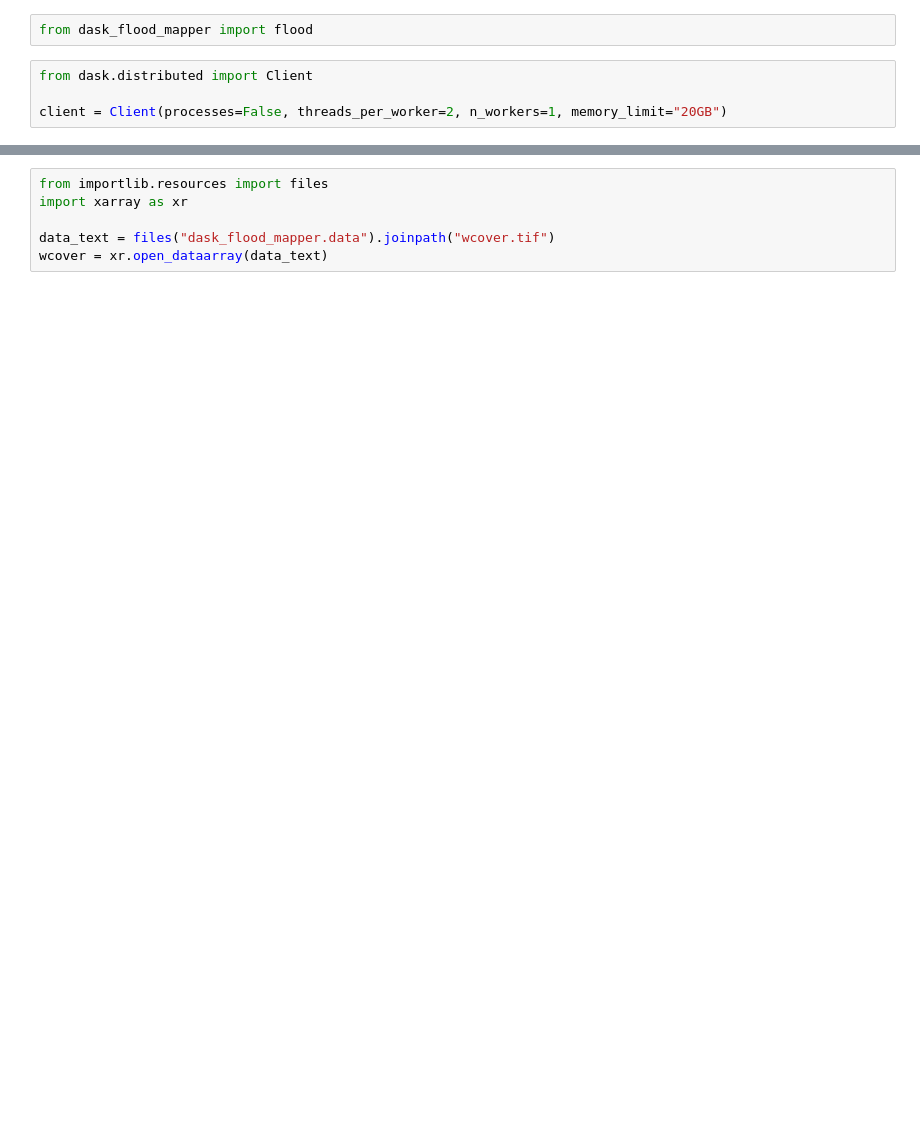
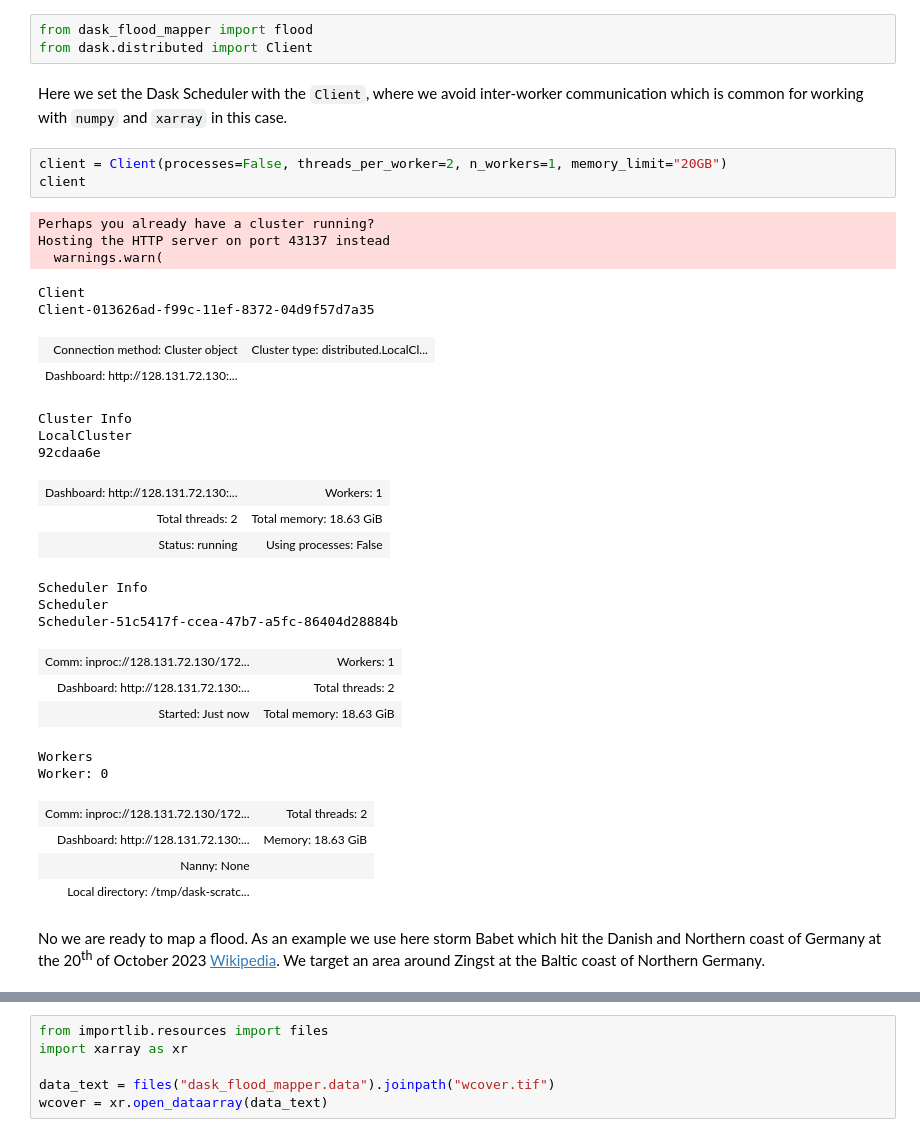
Before and after one commit to thaisbeham/dask-flood-mapper, a Jupyter notebook: notebooks/01_local_dask.ipynb, the cells around one changed output, grey strips where cells are left out. Cells and saved outputs as stored; diff of their text form; blank space fills up the shorter version.

```diff
--- a/notebooks/01_local_dask.ipynb
+++ b/notebooks/01_local_dask.ipynb
@@ -3,9 +7,39 @@
 # %%
 from dask_flood_mapper import flood
+from dask.distributed import Client
+# %% [markdown]
+Here we set the Dask Scheduler with the `Client`, where we avoid inter-worker communication which is common for working with `numpy` and `xarray` in this case.
 # %%
-from dask.distributed import Client
-
 client = Client(processes=False, threads_per_worker=2, n_workers=1, memory_limit="20GB")
+client
+# %% [output]
+Perhaps you already have a cluster running?
+Hosting the HTTP server on port 43137 instead
+  warnings.warn(
+Client
+Client-013626ad-f99c-11ef-8372-04d9f57d7a35
+| Connection method: Cluster object | Cluster type: distributed.LocalCl... |
+| Dashboard: http://128.131.72.130:... |  |
+Cluster Info
+LocalCluster
+92cdaa6e
+| Dashboard: http://128.131.72.130:... | Workers: 1 |
+| Total threads: 2 | Total memory: 18.63 GiB |
+| Status: running | Using processes: False |
+Scheduler Info
+Scheduler
+Scheduler-51c5417f-ccea-47b7-a5fc-86404d28884b
+| Comm: inproc://128.131.72.130/172... | Workers: 1 |
+| Dashboard: http://128.131.72.130:... | Total threads: 2 |
+| Started: Just now | Total memory: 18.63 GiB |
+Workers
+Worker: 0
+| Comm: inproc://128.131.72.130/172... | Total threads: 2 |
+| Dashboard: http://128.131.72.130:... | Memory: 18.63 GiB |
+| Nanny: None |  |
+| Local directory: /tmp/dask-scratc... |  |
+# %% [markdown]
+No we are ready to map a flood. As an example we use here storm Babet which hit the Danish and Northern coast of Germany at the 20<sup>th</sup> of October 2023 [Wikipedia](https://en.wikipedia.org/wiki/Storm_Babet). We target an area around Zingst at the Baltic coast of Northern Germany.
 # %%
 time_range = "2022-10-11/2022-10-25"
 bbox = [12.3, 54.3, 13.1, 54.6]
```
Also changed, not shown: parts of 6 cells of this notebook.
